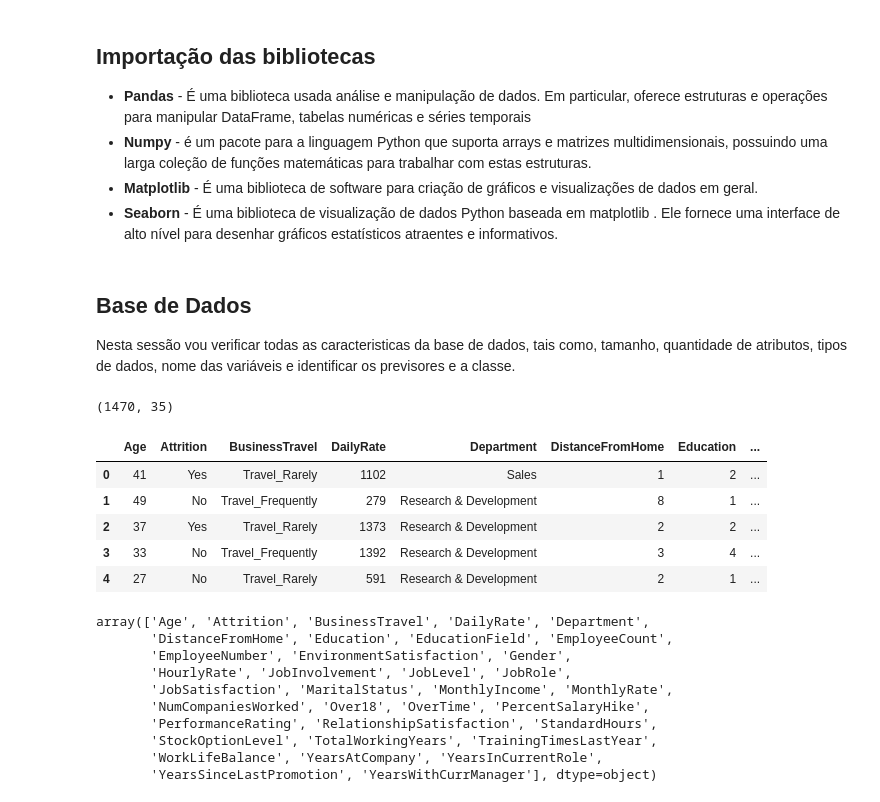
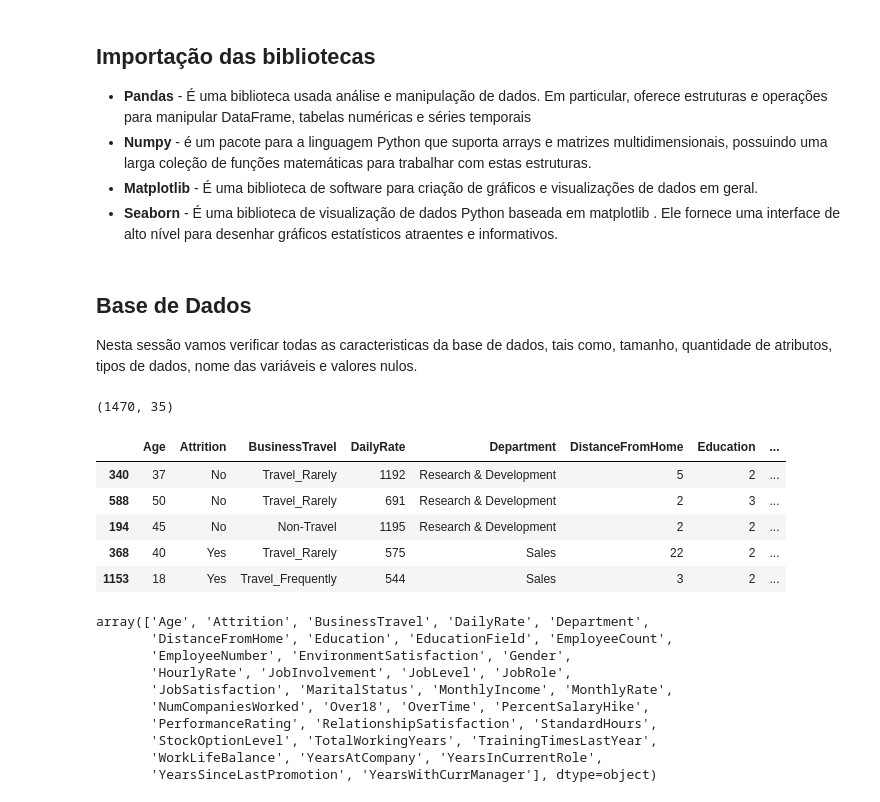
Before and after one commit to RafaelLopes01/human-resources, a Jupyter notebook: Departamento de Recursos Humanos.ipynb, the cells around one changed output. Cells and saved outputs as stored; diff of their text form; code cells hidden in the pictures.

```diff
--- a/Departamento de Recursos Humanos.ipynb
+++ b/Departamento de Recursos Humanos.ipynb
@@ -52,7 +52,7 @@ import matplotlib.pyplot as plt
 # %% [markdown]
 ## Base de Dados
 
-Nesta sessão vou verificar todas as caracteristicas da base de dados, tais como, tamanho, quantidade de atributos, tipos de dados, nome das variáveis e identificar os previsores e a classe.
+Nesta sessão vamos verificar todas as caracteristicas da base de dados, tais como, tamanho, quantidade de atributos, tipos de dados, nome das variáveis e valores nulos.
 # %%
 # IMPORTANDO A BASE DE DADOS
 employee_df = pd.read_csv('https://raw.githubusercontent.com/RafaelLopes01/human-resources/main/Human_Resources.csv')
@@ -62,15 +62,15 @@ employee_df.shape
 # %% [output]
 (1470, 35)
 # %%
-#AMOSTRA DOS 5 PRIMEIROS REGISTROS DA BASE
-employee_df.head()
+#AMOSTRA DOS 5 REGISTROS DA BASE
+employee_df.sample(5)
 # %% [output]
 |  | Age | Attrition | BusinessTravel | DailyRate | Department | DistanceFromHome | Education | ... |
-| 0 | 41 | Yes | Travel_Rarely | 1102 | Sales | 1 | 2 | ... |
-| 1 | 49 | No | Travel_Frequently | 279 | Research & Development | 8 | 1 | ... |
-| 2 | 37 | Yes | Travel_Rarely | 1373 | Research & Development | 2 | 2 | ... |
-| 3 | 33 | No | Travel_Frequently | 1392 | Research & Development | 3 | 4 | ... |
-| 4 | 27 | No | Travel_Rarely | 591 | Research & Development | 2 | 1 | ... |
+| 340 | 37 | No | Travel_Rarely | 1192 | Research & Development | 5 | 2 | ... |
+| 588 | 50 | No | Travel_Rarely | 691 | Research & Development | 2 | 3 | ... |
+| 194 | 45 | No | Non-Travel | 1195 | Research & Development | 2 | 2 | ... |
+| 368 | 40 | Yes | Travel_Rarely | 575 | Sales | 22 | 2 | ... |
+| 1153 | 18 | Yes | Travel_Frequently | 544 | Sales | 3 | 2 | ... |
 # %%
 #NOMES DAS COLUNAS
 employee_df.columns.values
```
Also changed, not shown: parts of 29 cells of this notebook.
